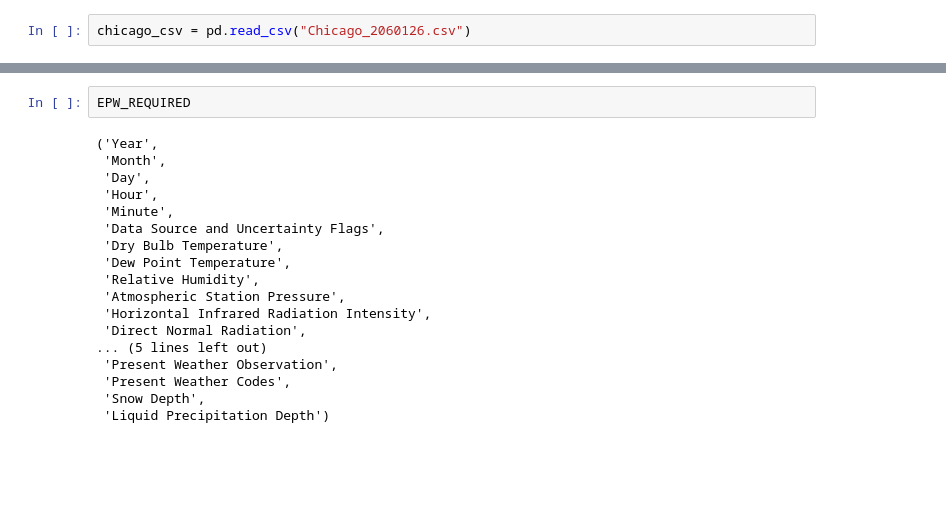
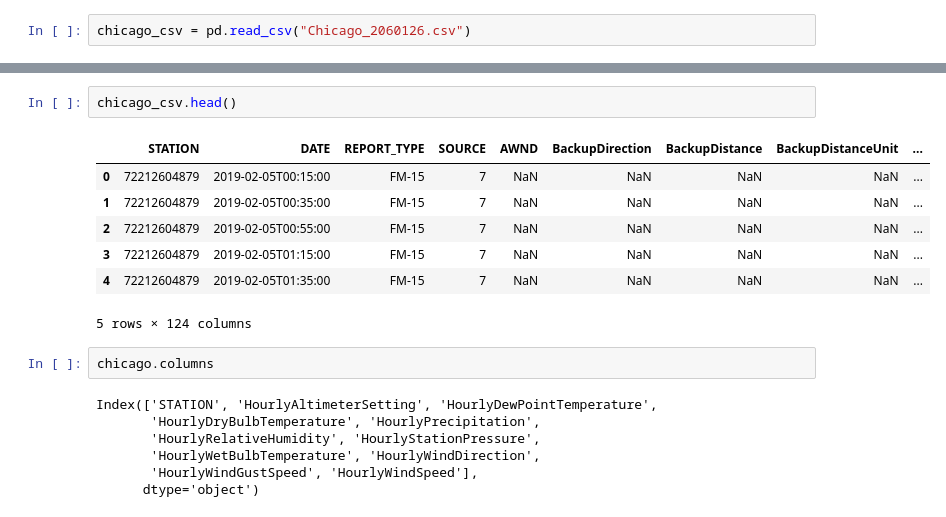
Before and after one commit to dshen109/epw, a Jupyter notebook: scripts/chicago.ipynb, the cells around one changed output, grey strips where cells are left out. Cells and saved outputs as stored; diff of their text form; blank space fills up the shorter version.

```diff
--- a/scripts/chicago.ipynb
+++ b/scripts/chicago.ipynb
@@ -134,20 +114,19 @@ list(chicago_csv.columns)
-# %%
-EPW_REQUIRED
-# %% [output]
-('Year',
- 'Month',
- 'Day',
- 'Hour',
- 'Minute',
- 'Data Source and Uncertainty Flags',
- 'Dry Bulb Temperature',
- 'Dew Point Temperature',
- 'Relative Humidity',
- 'Atmospheric Station Pressure',
- 'Horizontal Infrared Radiation Intensity',
- 'Direct Normal Radiation',
-... (5 lines left out)
- 'Present Weather Observation',
- 'Present Weather Codes',
- 'Snow Depth',
- 'Liquid Precipitation Depth')
+# %%
+chicago_csv.head()
+# %% [output]
+|  | STATION | DATE | REPORT_TYPE | SOURCE | AWND | BackupDirection | BackupDistance | BackupDistanceUnit | ... |
+| 0 | 72212604879 | 2019-02-05T00:15:00 | FM-15 | 7 | NaN | NaN | NaN | NaN | ... |
+| 1 | 72212604879 | 2019-02-05T00:35:00 | FM-15 | 7 | NaN | NaN | NaN | NaN | ... |
+| 2 | 72212604879 | 2019-02-05T00:55:00 | FM-15 | 7 | NaN | NaN | NaN | NaN | ... |
+| 3 | 72212604879 | 2019-02-05T01:15:00 | FM-15 | 7 | NaN | NaN | NaN | NaN | ... |
+| 4 | 72212604879 | 2019-02-05T01:35:00 | FM-15 | 7 | NaN | NaN | NaN | NaN | ... |
+5 rows × 124 columns
+# %%
+chicago.columns
+# %% [output]
+Index(['STATION', 'HourlyAltimeterSetting', 'HourlyDewPointTemperature',
+       'HourlyDryBulbTemperature', 'HourlyPrecipitation',
+       'HourlyRelativeHumidity', 'HourlyStationPressure',
+       'HourlyWetBulbTemperature', 'HourlyWindDirection',
+       'HourlyWindGustSpeed', 'HourlyWindSpeed'],
+      dtype='object')
```
Also changed, not shown: parts of 3 cells of this notebook, 15 other files.
